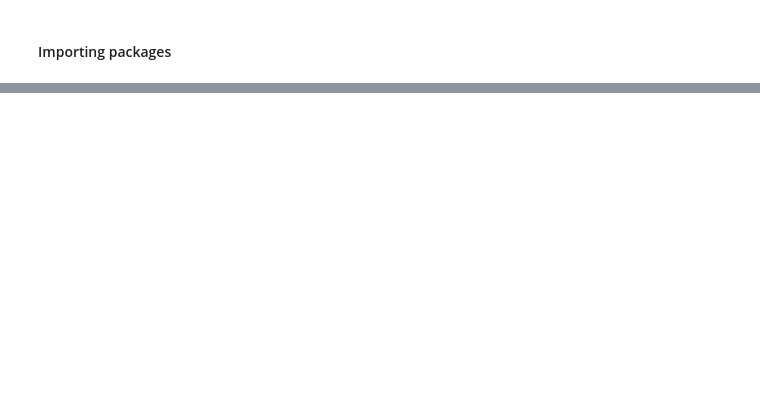
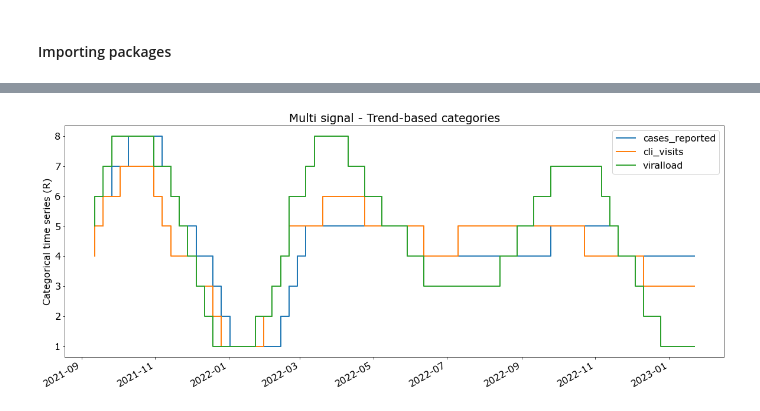
Before and after one commit to NSSAC/PEpiTA, a Jupyter notebook: workflow_notebook.ipynb, the cells around one changed output, grey strips where cells are left out. Cells and saved outputs as stored; diff of their text form; code cells hidden in the pictures; blank space fills up the shorter version.

```diff
--- a/workflow_notebook.ipynb
+++ b/workflow_notebook.ipynb
@@ -61,0 +192,4 @@ else:
+# %%
+visualize.multi_signal_plot_nosave(cat_df,cat_method)
+# %% [output]
+[figure, added]
```
Also changed, not shown: parts of 21 cells of this notebook, 1 other file.
